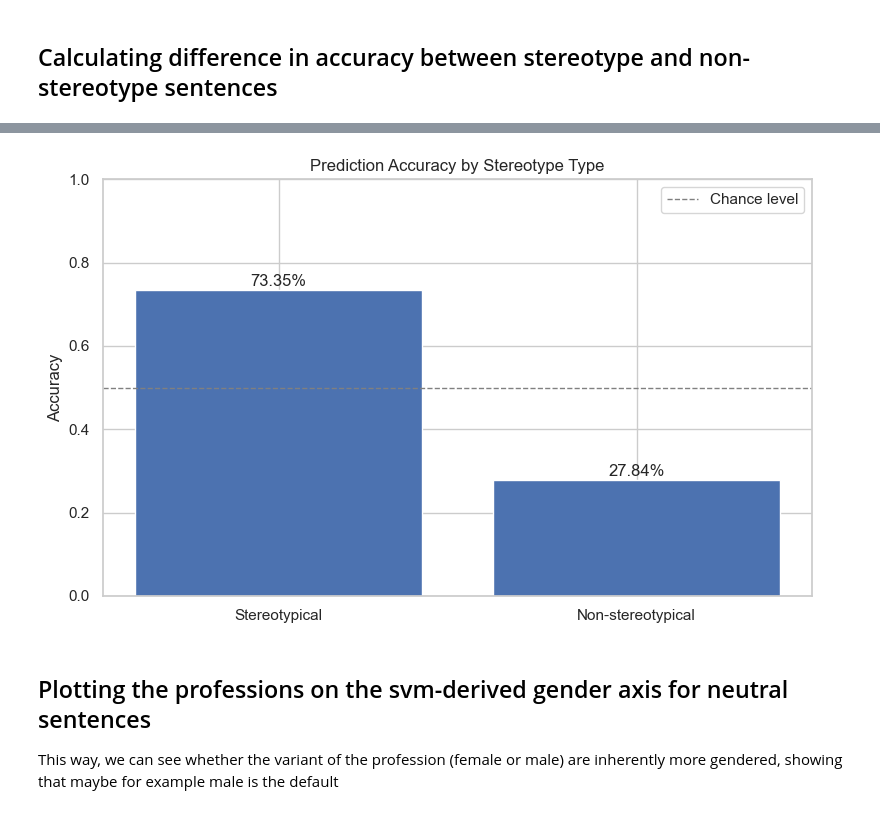
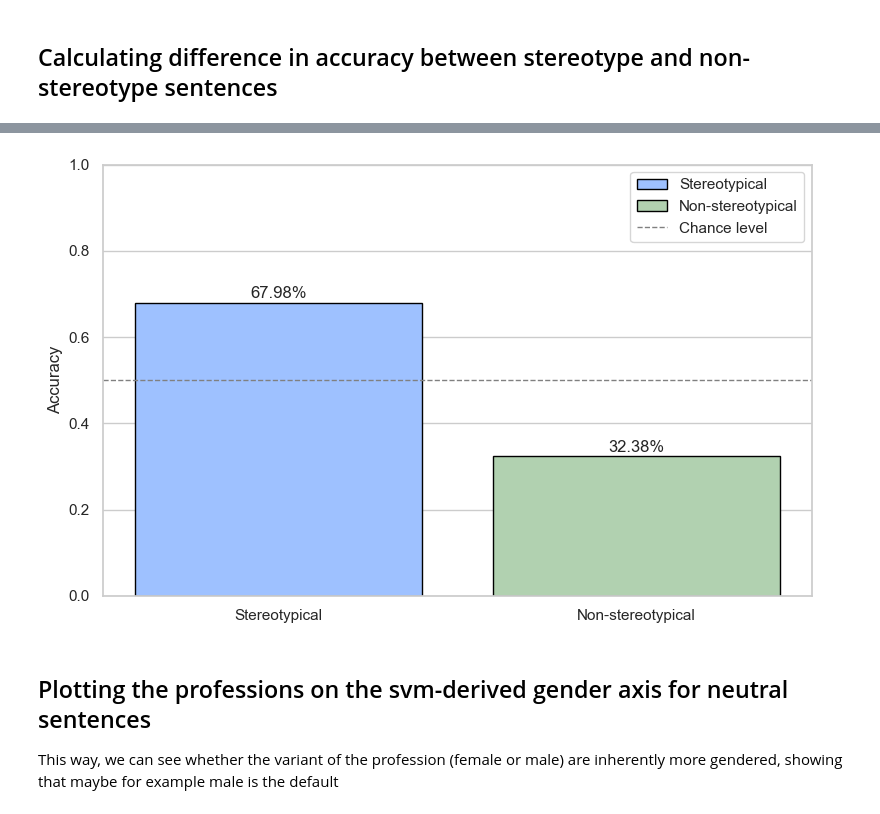
Before and after one commit to KleinJonasUVT/biasintransformers, a Jupyter notebook: code/professions_sentences_femaleform.ipynb, the cells around one changed output, grey strips where cells are left out. Saved outputs shown, nothing was run; the diff lists cells and outputs as text; code cells hidden in the pictures.

```diff
--- a/code/professions_sentences_femaleform.ipynb
+++ b/code/professions_sentences_femaleform.ipynb
@@ -788,6 +1013,9 @@ word_projection_df[103:108]
 # %%
 # copy the DataFrame
 df = word_projection_df.copy()
+
+# Delete all rows where the profession_variant is 2
+df = df[df['profession_variant'] != 2]
 
 # Create a column for correct predictions
 df['correct'] = df['gender_label'] == df['prediction']
@@ -919,6 +1164,9 @@ Male-non-stereotypical vs Male-stereotypical → z = -22.6474, p = 0.0000
 # %%
 # Copy and add correct prediction column
 df = word_projection_df.copy()
+
+# Delete all rows where the profession_variant is 2
+df = df[df['profession_variant'] != 2]
 df['correct'] = df['gender_label'] == df['prediction']
 
 # Calculate accuracy
@@ -1040,6 +1334,9 @@ import matplotlib.pyplot as plt
 
 # Set style
 sns.set(style="whitegrid")
+
+# Define custom colors
+gender_colors = {'Female-coded': '#b180c4', 'Male-coded': '#ed8c32'}
 
 # Create the grouped bar plot using catplot
 g = sns.catplot(
@@ -1049,7 +1346,7 @@ g = sns.catplot(
     y="correct",
     hue="profession_variant",
     col="stereotype",
-    palette="muted",
+    palette=gender_colors,
     edgecolor="black",
     height=6,
     aspect=0.9
@@ -1070,7 +1367,7 @@ for ax in g.axes.flat:
 g.set_axis_labels("Gender", "Accuracy")
 g.set_titles("{col_name}")
 g._legend.set_title("Profession Variant")
-g._legend.set_bbox_to_anchor((0.98, 0.9))
+g._legend.set_bbox_to_anchor((0.52, 0.9))
 g._legend.set_frame_on(True)
 
 plt.tight_layout()
@@ -1081,16 +1515,19 @@ plt.show()
 ## Calculating difference in accuracy between stereotype and non-stereotype sentences
 # %%
 # 1. Overall accuracy
-overall_accuracy = (word_projection_df['prediction'] == word_projection_df['gender_label']).mean()
+# Delete all rows where the profession_variant is 2
+word_projection_df_no2 = word_projection_df[word_projection_df['profession_variant'] != 2]
+
+overall_accuracy = (word_projection_df_no2['prediction'] == word_projection_df_no2['gender_label']).mean()
 print(f"Overall accuracy: {overall_accuracy:.2%}")
 
 # 2. Accuracy for stereotypical
-stereotypical_df = word_projection_df[word_projection_df['stereotype'] == 'stereotypical']
+stereotypical_df = word_projection_df_no2[word_projection_df_no2['stereotype'] == 'stereotypical']
 stereotypical_accuracy = (stereotypical_df['prediction'] == stereotypical_df['gender_label']).mean()
 print(f"Stereotypical accuracy: {stereotypical_accuracy:.2%}")
 
 # 3. Accuracy for non-stereotypical
-non_stereotypical_df = word_projection_df[word_projection_df['stereotype'] == 'non-stereotypical']
+non_stereotypical_df = word_projection_df_no2[word_projection_df_no2['stereotype'] == 'non-stereotypical']
 non_stereotypical_accuracy = (non_stereotypical_df['prediction'] == non_stereotypical_df['gender_label']).mean()
 print(f"Non-stereotypical accuracy: {non_stereotypical_accuracy:.2%}")
 # %% [output]
@@ -1122,32 +1559,40 @@ Z-statistic: 32.6479
 P-value: 0.0000
 # %%
 import matplotlib.pyplot as plt
+from matplotlib.patches import Patch
 
 # Accuracy values
 accuracies = [stereotypical_accuracy, non_stereotypical_accuracy]
 labels = ['Stereotypical', 'Non-stereotypical']
+colors = ['#9ec1ff', '#b1d1b0']
 
 # Bar plot
 plt.figure(figsize=(8, 5))
-bars = plt.bar(labels, accuracies)
+bars = plt.bar(labels, accuracies, edgecolor='black', color=colors)
 
 # Add value labels on top of each bar
 for bar in bars:
     height = bar.get_height()
     plt.text(bar.get_x() + bar.get_width()/2., height + 0.01, f'{height:.2%}', ha='center')
 
 # Styling
 plt.ylim(0, 1)
 plt.ylabel('Accuracy')
-plt.title('Prediction Accuracy by Stereotype Type')
 plt.axhline(0.5, color='gray', linestyle='--', linewidth=1, label='Chance level')
-plt.legend()
-#plt.grid(axis='y', linestyle='--', linewidth=0.5)
 
+# Custom legend
+custom_legend = [
+    Patch(facecolor=colors[0], edgecolor='black', label='Stereotypical'),
+    Patch(facecolor=colors[1], edgecolor='black', label='Non-stereotypical'),
+    plt.Line2D([0], [0], color='gray', linestyle='--', linewidth=1, label='Chance level')
+]
+
+plt.legend(handles=custom_legend)
+plt.grid(axis='x', visible=False)
 plt.tight_layout()
 plt.show()
 # %% [output]
-[figure, old version]
+[figure, new version]
 # %% [markdown]
 ## Plotting the professions on the svm-derived gender axis for neutral sentences
 
```
Also changed, not shown: parts of 49 cells of this notebook, 19 other files.
